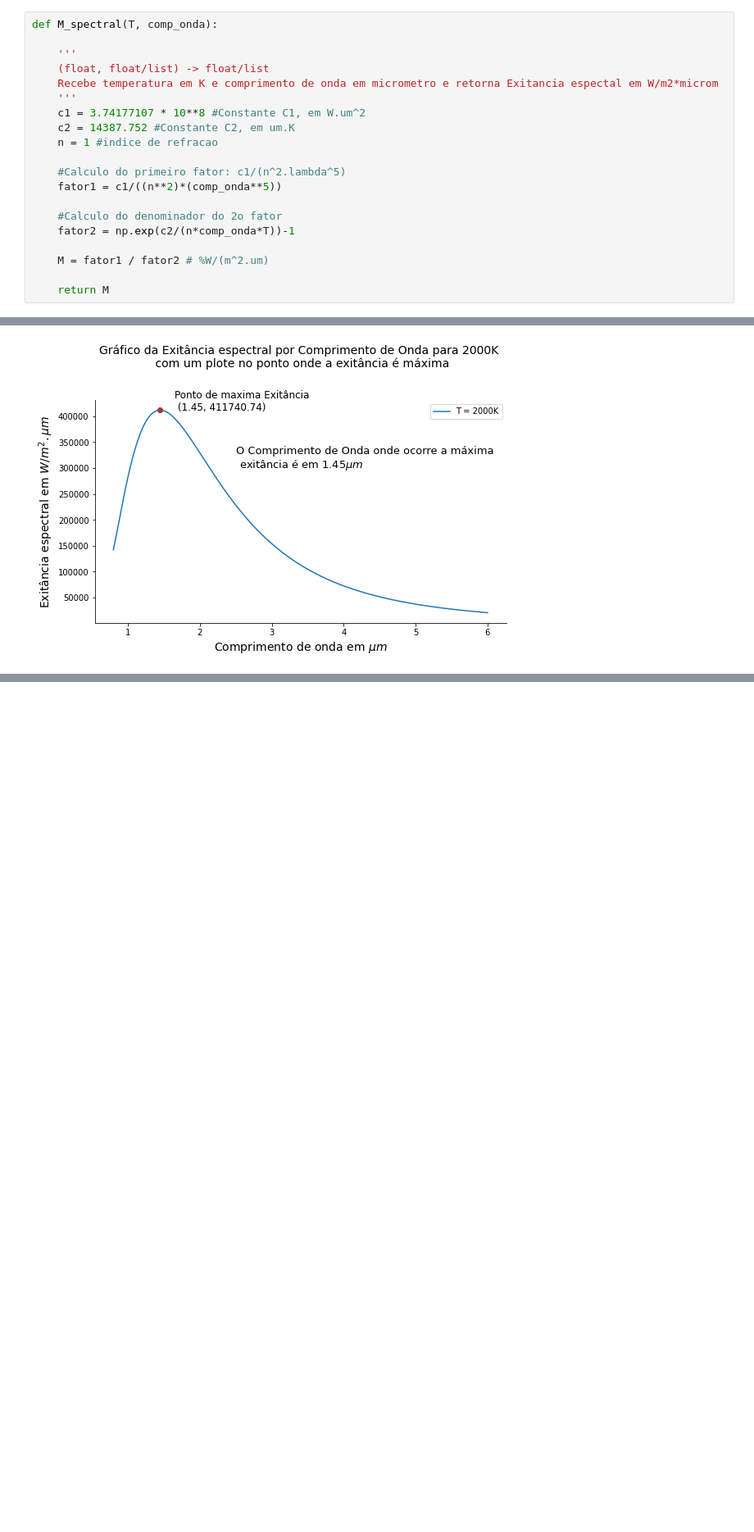
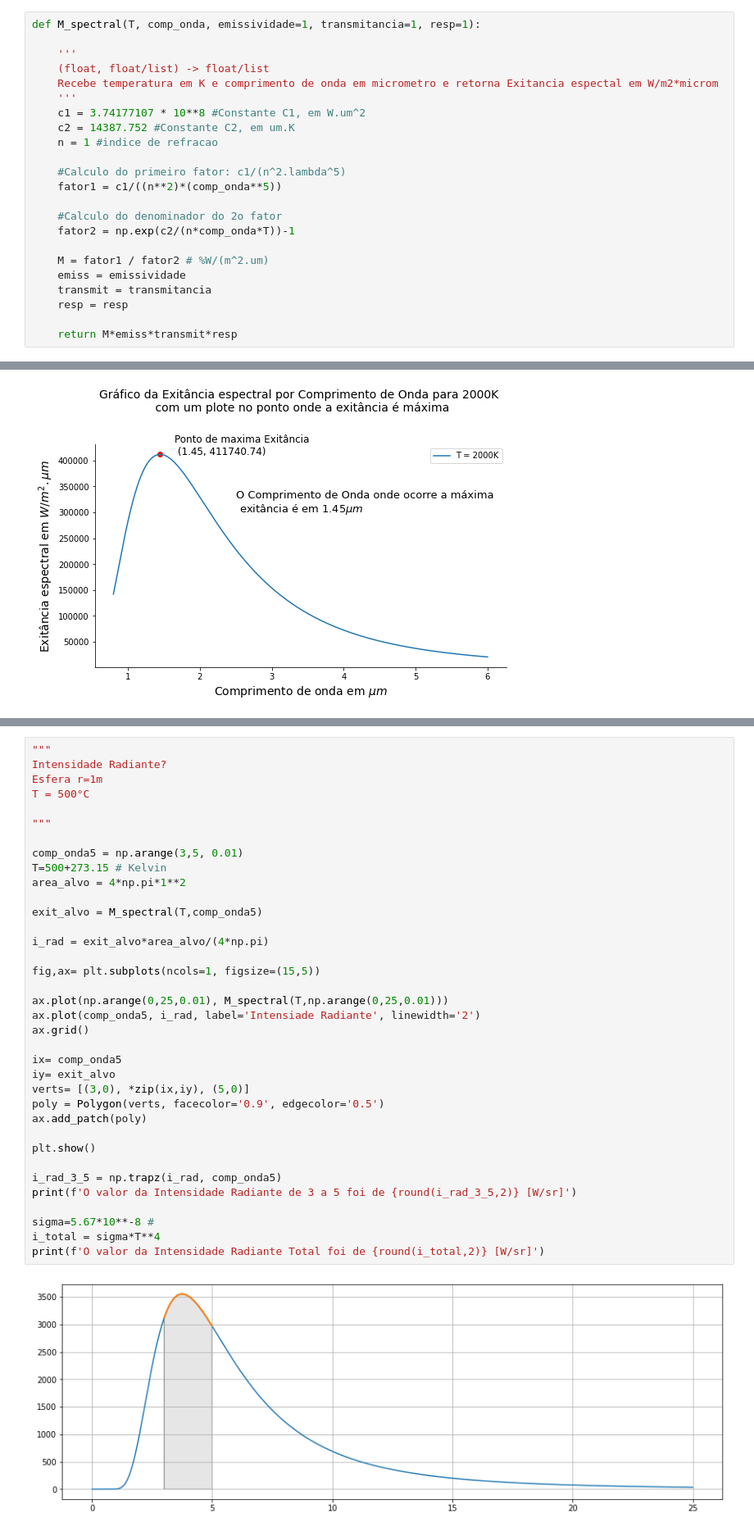
Before and after one commit to marcosmvgs/CEAAE---Ostensivo, a Jupyter notebook: Lista_de_exercícios_3_GE_803.ipynb, the cells around one changed output, grey strips where cells are left out. Shown at 82% size. Drawn from its saved outputs; the diff is of its cells as text; blank space fills up the shorter version.

```diff
--- a/Lista_de_exercícios_3_GE_803.ipynb
+++ b/Lista_de_exercícios_3_GE_803.ipynb
@@ -100,7 +111,7 @@ Tabela preenchida abaixo considerando as distâncias em metros
 onda λ os valores, em micrometros: 0.01, 0.02, 0.03, ... , 50. Faça um gráfico da exitância espectral,
 com λ no eixo , e insira como título o valor da integral da curva de Planck (, T), ou seja,
 # %%
-def M_spectral(T, comp_onda):
+def M_spectral(T, comp_onda, emissividade=1, transmitancia=1, resp=1):
 
     '''
     (float, float/list) -> float/list
@@ -117,8 +128,11 @@ def M_spectral(T, comp_onda):
     fator2 = np.exp(c2/(n*comp_onda*T))-1
 
     M = fator1 / fator2 # %W/(m^2.um)
+    emiss = emissividade
+    transmit = transmitancia
+    resp = resp
 
-    return M
+    return M*emiss*transmit*resp
 # %%
 T = 1000
 comp_onda = np.arange(0.01, 50, 0.01)
@@ -189,0 +257,38 @@ plt.show()
+# %%
+"""
+Intensidade Radiante?
+Esfera r=1m
+T = 500°C
+
+"""
+
+comp_onda5 = np.arange(3,5, 0.01)
+T=500+273.15 # Kelvin
+area_alvo = 4*np.pi*1**2
+
+exit_alvo = M_spectral(T,comp_onda5)
+
+i_rad = exit_alvo*area_alvo/(4*np.pi)
+
+fig,ax= plt.subplots(ncols=1, figsize=(15,5))
+
+ax.plot(np.arange(0,25,0.01), M_spectral(T,np.arange(0,25,0.01)))
+ax.plot(comp_onda5, i_rad, label='Intensiade Radiante', linewidth='2')
+ax.grid()
+
+ix= comp_onda5
+iy= exit_alvo
+verts= [(3,0), *zip(ix,iy), (5,0)]
+poly = Polygon(verts, facecolor='0.9', edgecolor='0.5')
+ax.add_patch(poly)
+
+plt.show()
+
+i_rad_3_5 = np.trapz(i_rad, comp_onda5)
+print(f'O valor da Intensidade Radiante de 3 a 5 foi de {round(i_rad_3_5,2)} [W/sr]')
+
+sigma=5.67*10**-8 #
+i_total = sigma*T**4
+print(f'O valor da Intensidade Radiante Total foi de {round(i_total,2)} [W/sr]')
+# %% [output]
+[figure, added]
```
Also changed, not shown: parts of 34 cells of this notebook.
